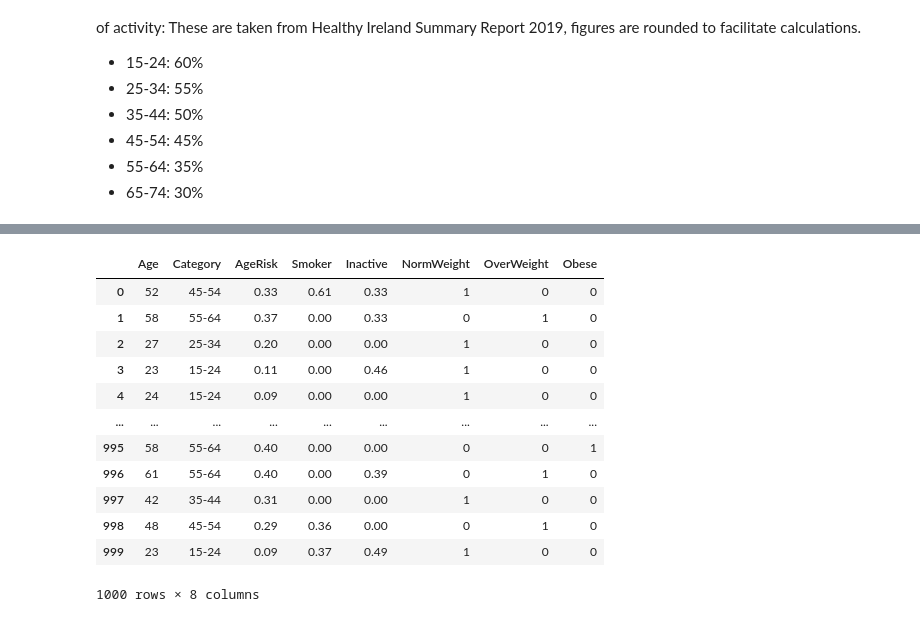
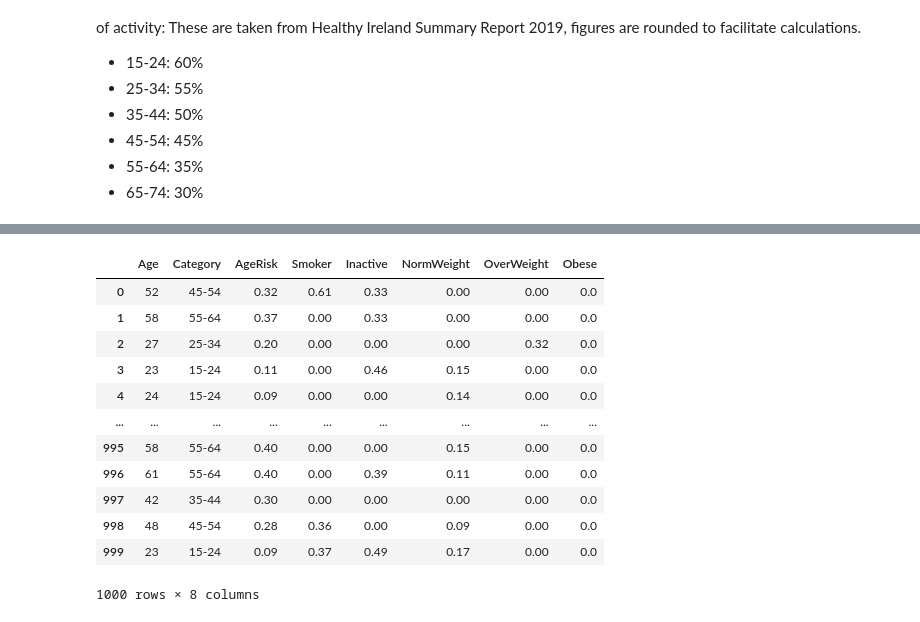
Before and after one commit to donneger/PFDA_Project_2021, a Jupyter notebook: PFDA_Project_2021.ipynb, the cells around one changed output, grey strips where cells are left out. Cells and saved outputs as stored; diff of their text form; code cells hidden in the pictures.

```diff
--- a/PFDA_Project_2021.ipynb
+++ b/PFDA_Project_2021.ipynb
@@ -343,12 +347,12 @@ popdf
 1000 rows × 5 columns
 # %%
 def normwt(popdf):
-    if popdf['Age']>=15 and popdf['Age']<=24:return round(np.random.binomial(1,0.65)*np.random.normal(.125, .025),2)
-    elif popdf['Age']>24 and popdf['Age']<=34:return round(np.random.binomial(1,0.4)*np.random.normal(.125, .025),2)
+    if popdf['Age']>=15 and popdf['Age']<=24:return round(np.random.binomial(1,0.65)*np.random.normal(.15, .025),2)
+    elif popdf['Age']>24 and popdf['Age']<=34:return round(np.random.binomial(1,0.4)*np.random.normal(.15, .025),2)
     elif popdf['Age']>34 and popdf['Age']<=44:return round(np.random.binomial(1,0.4)*np.random.normal(.125, .025),2)
     elif popdf['Age']>44 and popdf['Age']<=54:return round(np.random.binomial(1,0.3)*np.random.normal(.125, .025),2)
-    elif popdf['Age']>54 and popdf['Age']<=64:return round(np.random.binomial(1,0.25)*np.random.normal(.125, .025),2)
-    elif popdf['Age']>64:return round(np.random.binomial(1,0.25)*np.random.normal(.125, .025),2)
+    elif popdf['Age']>54 and popdf['Age']<=64:return round(np.random.binomial(1,0.25)*np.random.normal(.15, .025),2)
+    elif popdf['Age']>64:return round(np.random.binomial(1,0.25)*np.random.normal(.10, .025),2)
     else: return 0
 popdf['NormWeight']= popdf.apply(normwt, axis=1)
 popdf
@@ -368,13 +372,13 @@ popdf
 1000 rows × 8 columns
 # %%
 def overwt(popdf):
-    if popdf['NormWeight']==1:return 0
-    if popdf['Age']>=15 and popdf['Age']<=24:return np.random.binomial(1,0.20)
-    elif popdf['Age']>24 and popdf['Age']<=34:return np.random.binomial(1,0.35)
-    elif popdf['Age']>34 and popdf['Age']<=44:return np.random.binomial(1,0.40)
-    elif popdf['Age']>44 and popdf['Age']<=54:return np.random.binomial(1,0.45)
-    elif popdf['Age']>54 and popdf['Age']<=64:return np.random.binomial(1,0.45)
-    elif popdf['Age']>64:return np.random.binomial(1,0.4)
+    if popdf['NormWeight']>0:return 0
+    if popdf['Age']>=15 and popdf['Age']<=24:return round(np.random.binomial(1,0.20)*np.random.normal(.3, .025),2)
+    elif popdf['Age']>24 and popdf['Age']<=34:return round(np.random.binomial(1,0.35)*np.random.normal(.3, .025),2)
+    elif popdf['Age']>34 and popdf['Age']<=44:return round(np.random.binomial(1,0.40)*np.random.normal(.25, .025),2)
+    elif popdf['Age']>44 and popdf['Age']<=54:return round(np.random.binomial(1,0.45)*np.random.normal(.25, .025),2)
+    elif popdf['Age']>54 and popdf['Age']<=64:return round(np.random.binomial(1,0.45)*np.random.normal(.15, .025),2)
+    elif popdf['Age']>64:return round(np.random.binomial(1,0.4)*np.random.normal(.15, .025),2)
     else: return 0
 popdf['OverWeight']= popdf.apply(overwt, axis=1)
 popdf
@@ -395,26 +399,26 @@ popdf
 # %%
 def obswt(popdf):
-    if popdf['OverWeight']==1 or popdf['NormWeight']==1:return 0
-    elif popdf['Age']>=15 and popdf['Age']<=24:return np.random.binomial(1,0.10)
-    elif popdf['Age']>24 and popdf['Age']<=34:return np.random.binomial(1,0.20)
-    elif popdf['Age']>34 and popdf['Age']<=44:return np.random.binomial(1,0.20)
-    elif popdf['Age']>44 and popdf['Age']<=54:return np.random.binomial(1,0.25)
-    elif popdf['Age']>54 and popdf['Age']<=64:return np.random.binomial(1,0.30)
-    elif popdf['Age']>64:return np.random.binomial(1,0.35)
+    if popdf['OverWeight']>0 or popdf['NormWeight']>0:return 0
+    elif popdf['Age']>=15 and popdf['Age']<=24:return round(np.random.binomial(1,0.10)*np.random.normal(.5, .025),2)
+    elif popdf['Age']>24 and popdf['Age']<=34:return round(np.random.binomial(1,0.20)*np.random.normal(.5, .025),2)
+    elif popdf['Age']>34 and popdf['Age']<=44:return round(np.random.binomial(1,0.20)*np.random.normal(.45, .025),2)
+    elif popdf['Age']>44 and popdf['Age']<=54:return round(np.random.binomial(1,0.25)*np.random.normal(.45, .025),2)
+    elif popdf['Age']>54 and popdf['Age']<=64:return round(np.random.binomial(1,0.30)*np.random.normal(.25, .025),2)
+    elif popdf['Age']>64:return round(np.random.binomial(1,0.35)*np.random.normal(.25, .025),2)
     else: return 0
 popdf['Obese']= popdf.apply(obswt, axis=1)
 popdf
 # %% [output]
 |  | Age | Category | AgeRisk | Smoker | Inactive | NormWeight | OverWeight | Obese |
-| 0 | 52 | 45-54 | 0.33 | 0.61 | 0.33 | 1 | 0 | 0 |
-| 1 | 58 | 55-64 | 0.37 | 0.00 | 0.33 | 0 | 1 | 0 |
-| 2 | 27 | 25-34 | 0.20 | 0.00 | 0.00 | 1 | 0 | 0 |
-| 3 | 23 | 15-24 | 0.11 | 0.00 | 0.46 | 1 | 0 | 0 |
-| 4 | 24 | 15-24 | 0.09 | 0.00 | 0.00 | 1 | 0 | 0 |
+| 0 | 52 | 45-54 | 0.32 | 0.61 | 0.33 | 0.00 | 0.00 | 0.0 |
+| 1 | 58 | 55-64 | 0.37 | 0.00 | 0.33 | 0.00 | 0.00 | 0.0 |
+| 2 | 27 | 25-34 | 0.20 | 0.00 | 0.00 | 0.00 | 0.32 | 0.0 |
+| 3 | 23 | 15-24 | 0.11 | 0.00 | 0.46 | 0.15 | 0.00 | 0.0 |
+| 4 | 24 | 15-24 | 0.09 | 0.00 | 0.00 | 0.14 | 0.00 | 0.0 |
 | ... | ... | ... | ... | ... | ... | ... | ... | ... |
-| 995 | 58 | 55-64 | 0.40 | 0.00 | 0.00 | 0 | 0 | 1 |
-| 996 | 61 | 55-64 | 0.40 | 0.00 | 0.39 | 0 | 1 | 0 |
-| 997 | 42 | 35-44 | 0.31 | 0.00 | 0.00 | 1 | 0 | 0 |
-| 998 | 48 | 45-54 | 0.29 | 0.36 | 0.00 | 0 | 1 | 0 |
-| 999 | 23 | 15-24 | 0.09 | 0.37 | 0.49 | 1 | 0 | 0 |
+| 995 | 58 | 55-64 | 0.40 | 0.00 | 0.00 | 0.15 | 0.00 | 0.0 |
+| 996 | 61 | 55-64 | 0.40 | 0.00 | 0.39 | 0.11 | 0.00 | 0.0 |
+| 997 | 42 | 35-44 | 0.30 | 0.00 | 0.00 | 0.00 | 0.00 | 0.0 |
+| 998 | 48 | 45-54 | 0.28 | 0.36 | 0.00 | 0.09 | 0.00 | 0.0 |
+| 999 | 23 | 15-24 | 0.09 | 0.37 | 0.49 | 0.17 | 0.00 | 0.0 |
 1000 rows × 8 columns
```
Also changed, not shown: parts of 9 cells of this notebook.
